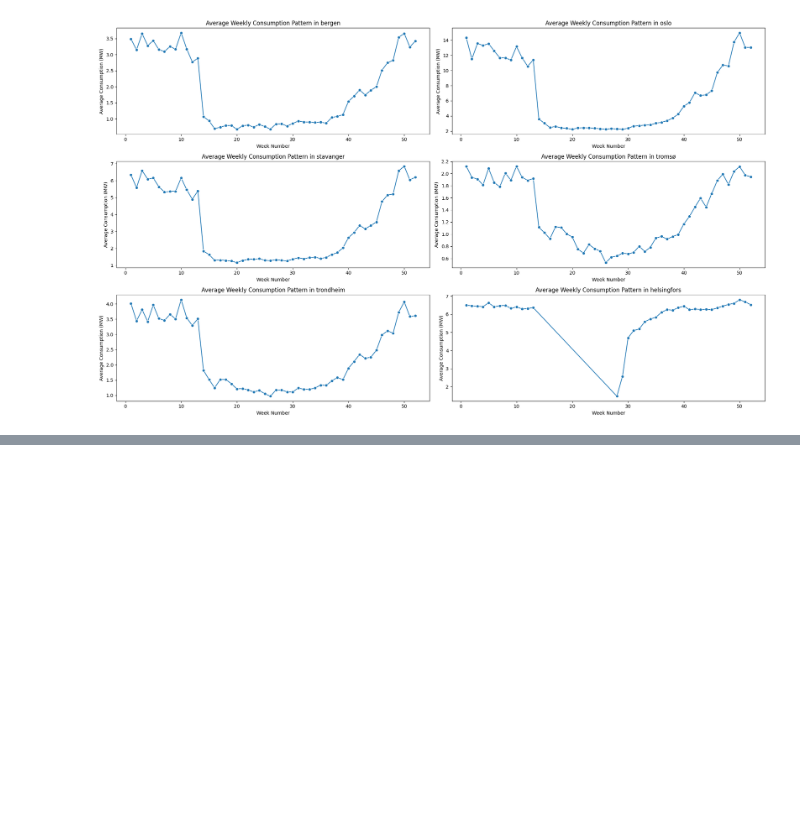
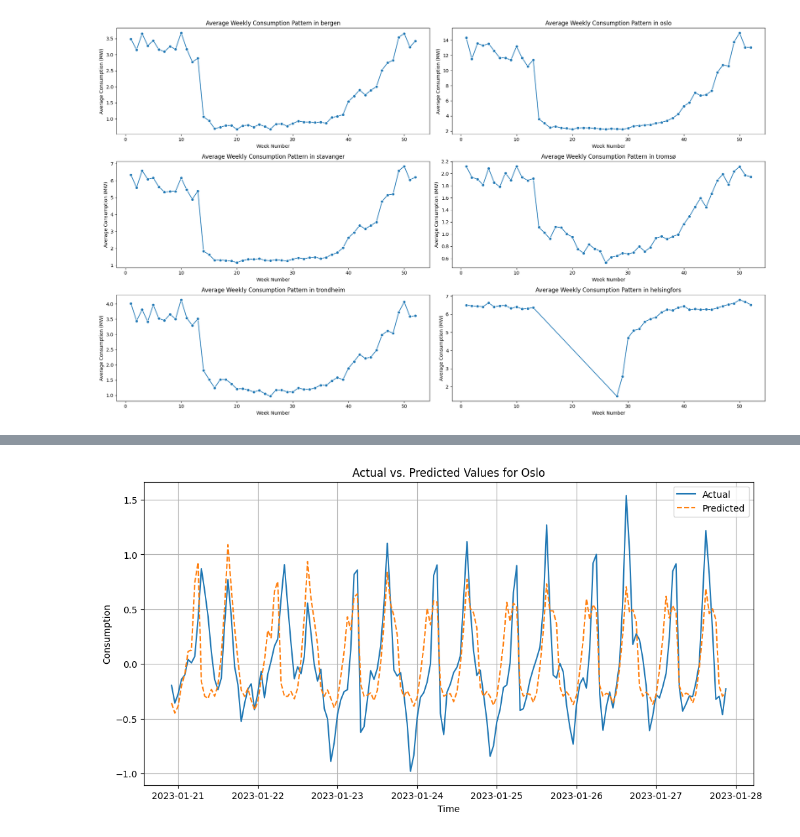
Before and after one commit to HesteBjorn/TDT4259_Data_Science, a Jupyter notebook: exploration.ipynb, the cells around one changed output, grey strips where cells are left out. Cells and saved outputs as stored; diff of their text form; code cells hidden in the pictures; blank space fills up the shorter version.

```diff
--- a/exploration.ipynb
+++ b/exploration.ipynb
@@ -139,0 +232,13 @@ See the caveats in the documentation: https://pandas.pydata.org/pandas-docs/stab
+# %%
+#plot weekly predictions vs actual values
+plt.figure(figsize=(12, 6))
+plt.plot(oslo_data_diff.index[train_size_oslo:train_size_oslo+168], test_oslo[:168], label='Actual', linestyle='-')
+plt.plot(oslo_data_diff.index[train_size_oslo:train_size_oslo+168], predictions_oslo[:168], label='Predicted', linestyle='--')
+plt.xlabel('Time')
+plt.ylabel('Consumption')
+plt.title('Actual vs. Predicted Values for Oslo')
+plt.legend()
+plt.grid(True)
+plt.show()
+# %% [output]
+[figure, added]
```
Also changed, not shown: parts of 8 cells of this notebook, 2 other files.
